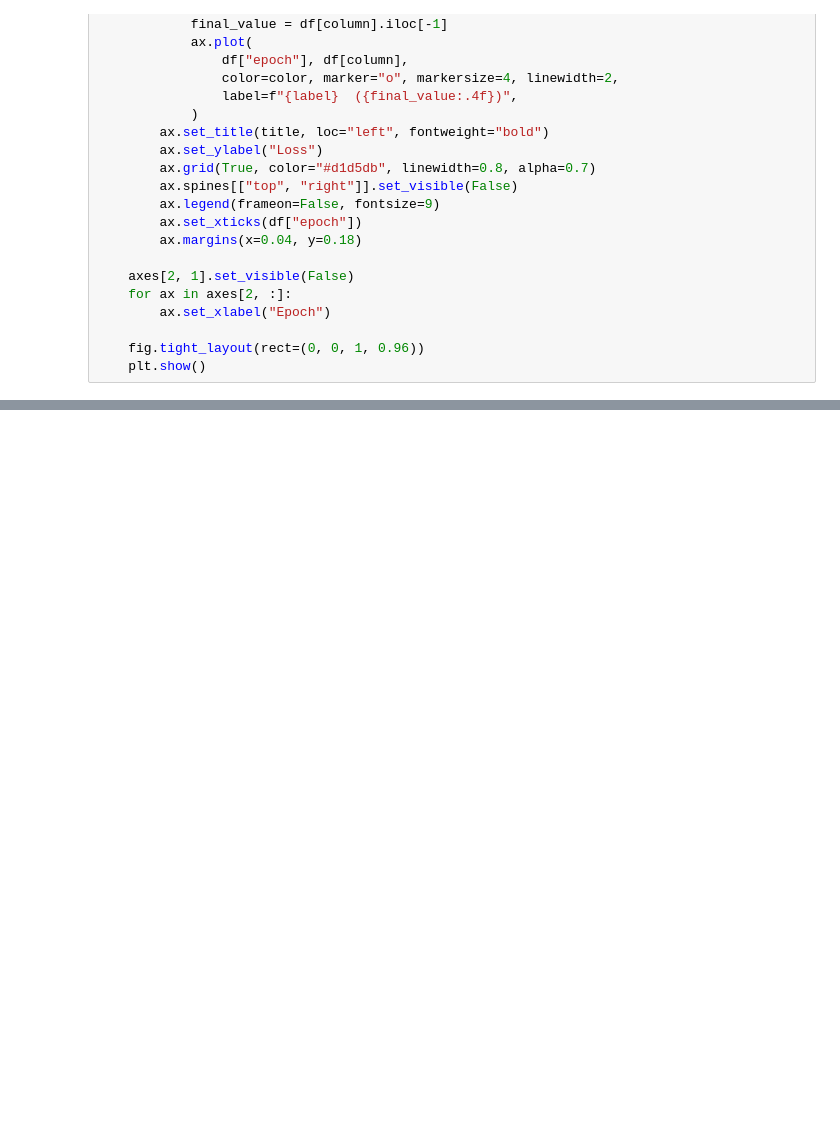
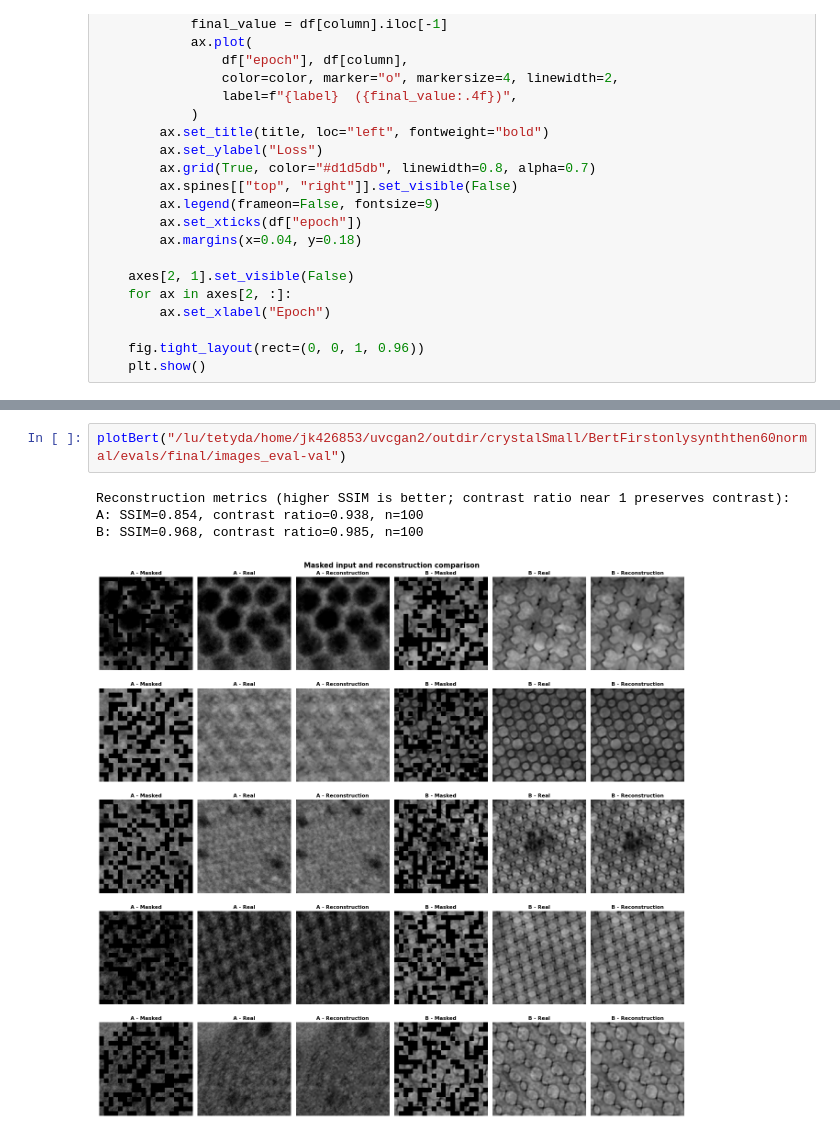
Before and after one commit to Janekkoli/uvcgan2, a Jupyter notebook: wykresy.ipynb, the cells around one changed output, grey strips where cells are left out. Saved outputs shown, nothing was run; the diff lists cells and outputs as text; blank space fills up the shorter version.

```diff
--- a/wykresy.ipynb
+++ b/wykresy.ipynb
@@ -139,3 +173,10 @@ else:
+# %%
+plotBert("/lu/tetyda/home/jk426853/uvcgan2/outdir/crystalSmall/BertFirstonlysynththen60normal/evals/final/images_eval-val")
+# %% [output]
+Reconstruction metrics (higher SSIM is better; contrast ratio near 1 preserves contrast):
+A: SSIM=0.854, contrast ratio=0.938, n=100
+B: SSIM=0.968, contrast ratio=0.985, n=100
+[figure, added]
 # %%
 import pandas as pd
 import matplotlib.pyplot as plt
```
Also changed, not shown: parts of 5 cells of this notebook, 8 other files.
